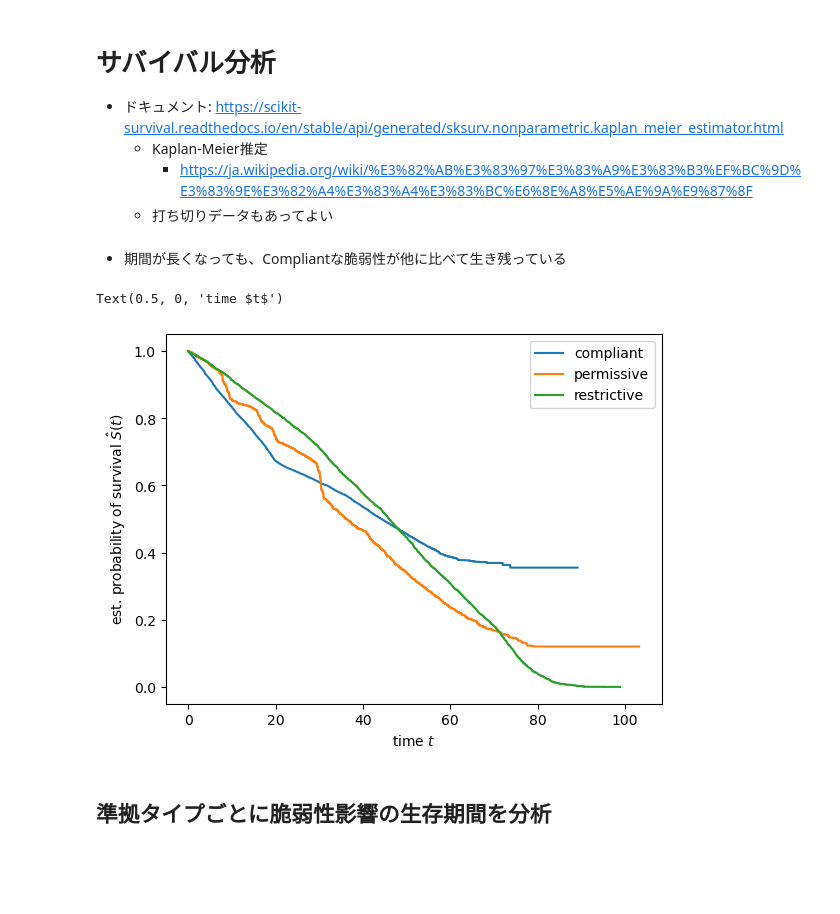
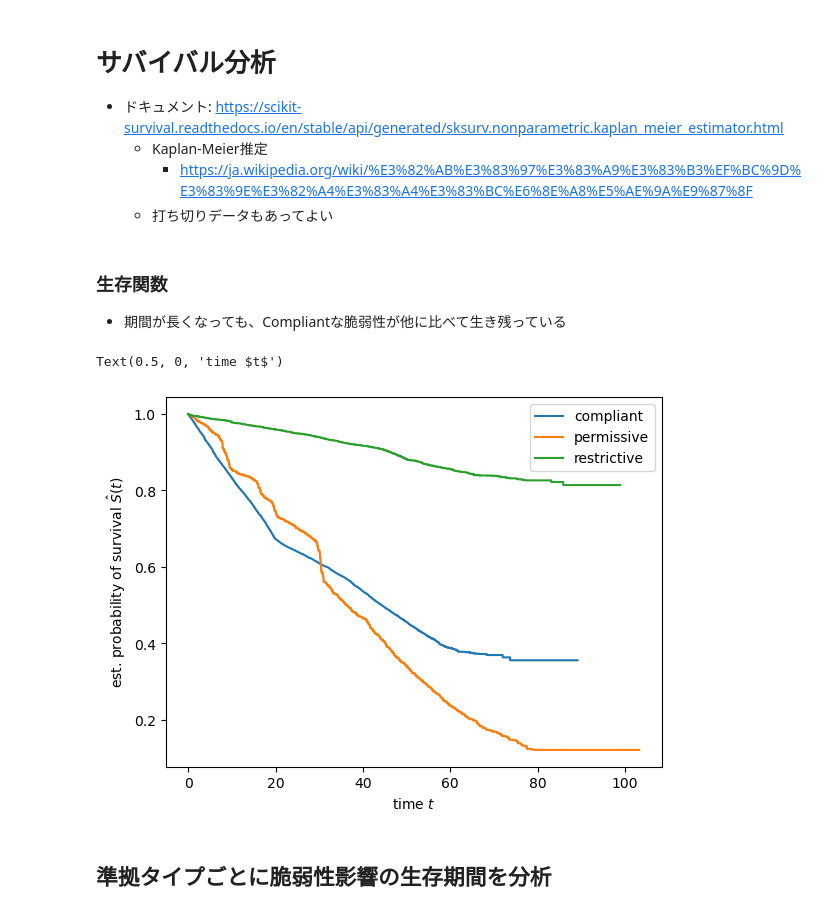
Before and after one commit to yamoyamoto/lib_network_research, a Jupyter notebook: analyzer/exprore_npm_vul_analyze_data.ipynb, the cells around one changed output. Cells and saved outputs as stored; diff of their text form; code cells hidden in the pictures; blank space fills up the shorter version.

Commit message:
use lifelines to exec survival analysis

```diff
--- a/analyzer/exprore_npm_vul_analyze_data.ipynb
+++ b/analyzer/exprore_npm_vul_analyze_data.ipynb
@@ -132,23 +67,35 @@ vul_data_compliant = vul_data[vul_data["compliantType"] == 1]
 vul_data_permissive = vul_data[vul_data["compliantType"] == 2]
 vul_data_restrictive = vul_data[vul_data["compliantType"] == 3]
 # %% [markdown]
+### 生存関数
+
 - 期間が長くなっても、Compliantな脆弱性が他に比べて生き残っている
-# %%
-time_compliant, survival_prob_compliant = kaplan_meier_estimator(vul_data_compliant["status"], vul_data_compliant["vul_months"])
-time_permissive, survival_prob_permissive = kaplan_meier_estimator(vul_data_permissive["status"], vul_data_permissive["vul_months"])
-time_restrictive, survival_prob_restrictive = kaplan_meier_estimator(vul_data_restrictive["status"] < vul_end_last_datetime.timestamp(), vul_data_restrictive["vul_months"])
-
-plt.step(time_compliant, survival_prob_compliant, where="post", label="compliant")
-plt.step(time_permissive, survival_prob_permissive, where="post", label="permissive")
-plt.step(time_restrictive, survival_prob_restrictive, where="post", label="restrictive")
-
-plt.legend()
-
-plt.ylabel("est. probability of survival $\hat{S}(t)$")
-plt.xlabel("time $t$")
-# %% [output]
-Text(0.5, 0, 'time $t$')
-[figure, removed]
+# %%
+cph_compliant = CoxPHFitter()
+cph_compliant.fit(pd.concat([vul_data_compliant["vul_months"], vul_data_compliant["status"].map(lambda x: 1 if x else 0)], axis=1), "vul_months", "status", robust=True)
+survival_f_compliant = cph_compliant.predict_survival_function(np.arange(0, 100, 1000))
+
+
+cph_permissive = CoxPHFitter()
+cph_permissive.fit(pd.concat([vul_data_permissive["vul_months"], vul_data_permissive["status"].map(lambda x: 1 if x else 0)], axis=1), "vul_months", "status", robust=True)
+survival_f_permissive = cph_permissive.predict_survival_function(np.arange(0, 100, 1000))
+
+cph_restrictive = CoxPHFitter()
+cph_restrictive.fit(pd.concat([vul_data_restrictive["vul_months"], vul_data_restrictive["status"].map(lambda x: 1 if x else 0)], axis=1), "vul_months", "status", robust=True)
+survival_f_restrictive = cph_restrictive.predict_survival_function(np.arange(0, 100, 1000))
+
+
+plt.step(survival_f_compliant.index, survival_f_compliant[0], where="post", label="compliant")
+plt.step(survival_f_permissive.index, survival_f_permissive[0], where="post", label="permissive")
+plt.step(survival_f_restrictive.index, survival_f_restrictive[0], where="post", label="restrictive")
+
+plt.legend()
+
+plt.ylabel("est. probability of survival $\hat{S}(t)$")
+plt.xlabel("time $t$")
+# %% [output]
+Text(0.5, 0, 'time $t$')
+[figure, added]
 # %% [markdown]
 ## 準拠タイプごとに脆弱性影響の生存期間を分析
 # %% [markdown]
```
Also changed, not shown: parts of 14 cells of this notebook.
